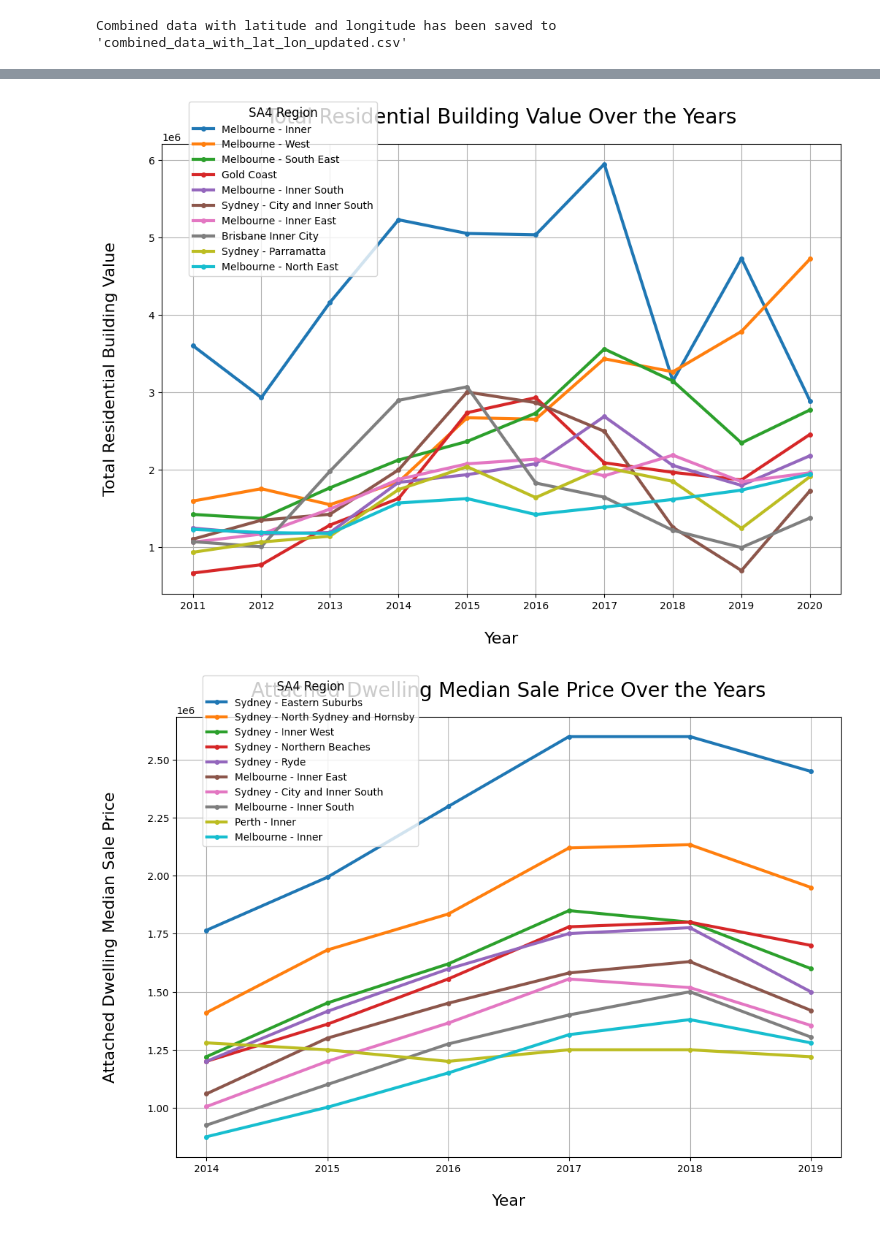
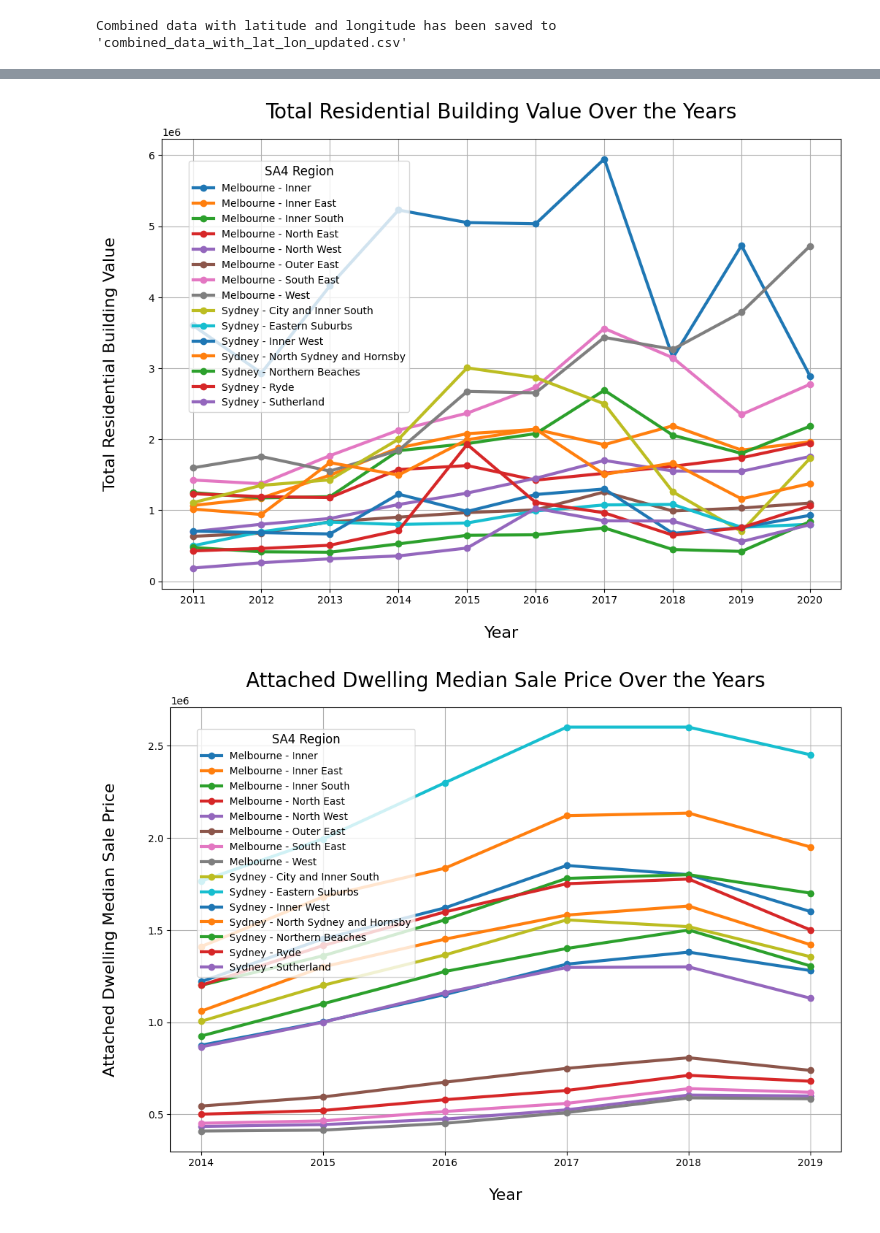
Before and after one commit to S0methingSimple/bda-c924-a2, a Jupyter notebook: frontend/all-data-map.ipynb, the cells around one changed output, grey strips where cells are left out. Drawn from its saved outputs; the diff is of its cells as text; code cells hidden in the pictures.

Commit message:
update the map and graph focusing on sydney and melbourne

```diff
--- a/frontend/all-data-map.ipynb
+++ b/frontend/all-data-map.ipynb
@@ -153,6 +144,13 @@ print(f"Combined data with latitude and longitude has been saved to '{csv_path}'
 Combined data with latitude and longitude has been saved to 'combined_data_with_lat_lon_updated.csv'
 # %%
 import pandas as pd
-
 # Load data with latitude and longitude
-df = pd.read_csv("combined_data_with_lat_lon_updated.csv")
+result_df = pd.read_csv("combined_data_with_lat_lon_updated.csv")
+# %%
+#Smaller verison of the data focusing on Sydney and Melbourne
+# Filter the data to include only Sydney and Melbourne
+result_df = result_df[result_df["sa4_name"].isin(["Sydney - City and Inner South", "Sydney - Inner West", "Sydney - Eastern Suburbs", "Sydney - North Sydney and Hornsby", "Sydney - Northern Beaches", "Sydney - Ryde", "Sydney - Strathfield", "Sydney - Sutherland", "Melbourne - Inner", "Melbourne - Inner East", "Melbourne - Inner South", "Melbourne - North East", "Melbourne - North West", "Melbourne - Outer East", "Melbourne - South East", "Melbourne - West"])]
+# Save the filtered data to a CSV file
+csv_path = "sydney_melbourne_data.csv"
+result_df.to_csv(csv_path, index=False)
+print(f"Sydney and Melbourne data has been saved to '{csv_path}'")
@@ -184,9 +184,9 @@ gradient = {0.0: 'blue', 0.2: 'cyan', 0.4: 'lime', 0.6: 'yellow', 0.8: 'orange',
 
 # Create a heatmap for each price column and year
 for column in price_columns:
-    for year in df['year'].unique():
+    for year in result_df['year'].unique():
         # Filter the data for the current year and column
-        data = df[(df['year'] == year) & (df[column].notnull())]
+        data = result_df[(result_df['year'] == year) & (result_df[column].notnull())]
 
         # Ensure there are no NaN values in latitude and longitude
         data = data.dropna(subset=['latitude', 'longitude'])
@@ -207,7 +207,7 @@ for column in price_columns:
 folium.LayerControl(position='topright', collapsed=False).add_to(m)
 
 # Save the map to an HTML file
-map_filename = "output/heatmap.html"
+map_filename = "output/heatmap-sydney-melbourne.html"
 m.save(map_filename)
 
 print(f"Heatmap has been saved to '{map_filename}'")
@@ -225,13 +225,18 @@ import mpld3
 import seaborn as sns
 
 # Load data from the CSV file
-df = pd.read_csv("combined_data_with_lat_lon_updated.csv")
+# All data
+#result_df = pd.read_csv("combined_data_with_lat_lon_updated.csv")
+
+# Sydney and Melbourne data
+result_df = pd.read_csv("sydney_melbourne_data.csv")
 
 # Function to plot housing prices for a selected price column and save as HTML
-def plot_housing_prices(price_column, output_html, top_n):
+#def plot_housing_prices(price_column, output_html, top_n):
+def plot_housing_prices(price_column, output_html):
 
     # Filter the data to keep only the rows where the selected price column is not null
-    data = df.dropna(subset=[price_column])
+    data = result_df.dropna(subset=[price_column])
 
     # Check if the filtered data is empty
     if data.empty:
@@ -246,51 +251,51 @@ def plot_housing_prices(price_column, output_html, top_n):
         print(f"No data available for {price_column} after pivoting")
         return
 
-    # Select the top N regions with the highest mean values
-    top_regions = pivot_df.mean().sort_values(ascending=False).head(top_n).index
-    pivot_df = pivot_df[top_regions]
+    # # Select the top N regions with the highest mean values
+    # top_regions = pivot_df.mean().sort_values(ascending=False).head(top_n).index
+    # pivot_df = pivot_df[top_regions]
 
     # Plot the line graph
     fig, ax = plt.subplots(figsize=(12, 8))
     color_palette = sns.color_palette("tab10", len(pivot_df.columns))
 
     for color, column in zip(color_palette, pivot_df.columns):
-        ax.plot(pivot_df.index, pivot_df[column], label=column, linewidth=3, marker='o', markersize=4, color=color)
+        ax.plot(pivot_df.index, pivot_df[column], label=column, linewidth=3, marker='o', markersize=6, color=color)
 
     # Add labels and title
     ax.set_xlabel('Year', fontsize=16, labelpad=20)
     ax.set_ylabel(price_column.replace('_', ' ').title(), fontsize=16, labelpad=30)
     ax.set_title(f'{price_column.replace("_", " ").title()} Over the Years', fontsize=20, pad=20)
 
-    # Add legend only if there are labels
+    # Add legend only if there are labels, bbox_to_anchor=(0.15, 0.96)
     if pivot_df.columns.size > 0:
-        ax.legend(title='SA4 Region', bbox_to_anchor=(0.15, 0.96), loc='upper left', fontsize='medium', title_fontsize='large', bbox_transform=fig.transFigure)
+        ax.legend(title='SA4 Region', bbox_to_anchor=(0.15, 0.85), loc='upper left', fontsize='medium', title_fontsize='large', bbox_transform=fig.transFigure)
 
     ax.grid(True)
 
     # Set the x-axis ticks to display only unique years
     ax.set_xticks(sorted(data['year'].unique()))
     ax.set_xticklabels(sorted(data['year'].unique(),key=int))
 
     # Save the plot as an HTML file using mpld3
     mpld3.save_html(fig, output_html)
     print(f"Plot has been saved to '{output_html}'")
 
 #usage
-plot_housing_prices('total_residential_building_value', 'output/total_residential_building_value_plot.html', top_n=10) #okay
-plot_housing_prices('attached_dwelling_median_sale_price', 'output/attached_dwelling_median_sale_price_plot.html', top_n=10) #okay
-plot_housing_prices('house_median_sale_price', 'output/house_median_sale_price_plot.html', top_n=10) #okay
-plot_housing_prices('new_other_residential_building_value', 'output/new_other_residential_building_value_plot.html', top_n=10) #okay
-plot_housing_prices('new_houses_value', 'output/new_houses_value_plot.html', top_n=10) #okay
-plot_housing_prices('total_building_value', 'output/total_building_value_plot.html', top_n=10) #okay
-plot_housing_prices('median_rent_weekly', 'output/median_rent_weekly_plot.html', top_n=10) #okay
+plot_housing_prices('total_residential_building_value', 'output/total_residential_building_value_plot.html') #okay
+plot_housing_prices('attached_dwelling_median_sale_price', 'output/attached_dwelling_median_sale_price_plot.html') #okay
+plot_housing_prices('house_median_sale_price', 'output/house_median_sale_price_plot.html') #okay
+plot_housing_prices('new_other_residential_building_value', 'output/new_other_residential_building_value_plot.html') #okay
+plot_housing_prices('new_houses_value', 'output/new_houses_value_plot.html') #okay
+plot_housing_prices('total_building_value', 'output/total_building_value_plot.html') #okay
+plot_housing_prices('median_rent_weekly', 'output/median_rent_weekly_plot.html') #okay
 # %% [output]
 Plot has been saved to 'output/total_residential_building_value_plot.html'
 Plot has been saved to 'output/attached_dwelling_median_sale_price_plot.html'
 Plot has been saved to 'output/house_median_sale_price_plot.html'
 Plot has been saved to 'output/new_other_residential_building_value_plot.html'
 Plot has been saved to 'output/new_houses_value_plot.html'
 Plot has been saved to 'output/total_building_value_plot.html'
 Plot has been saved to 'output/median_rent_weekly_plot.html'
-[figure, old version]
+[figure, new version]
-[figure, old version]
+[figure, new version]
```
Also changed, not shown: parts of 7 cells of this notebook, 3 other files.
